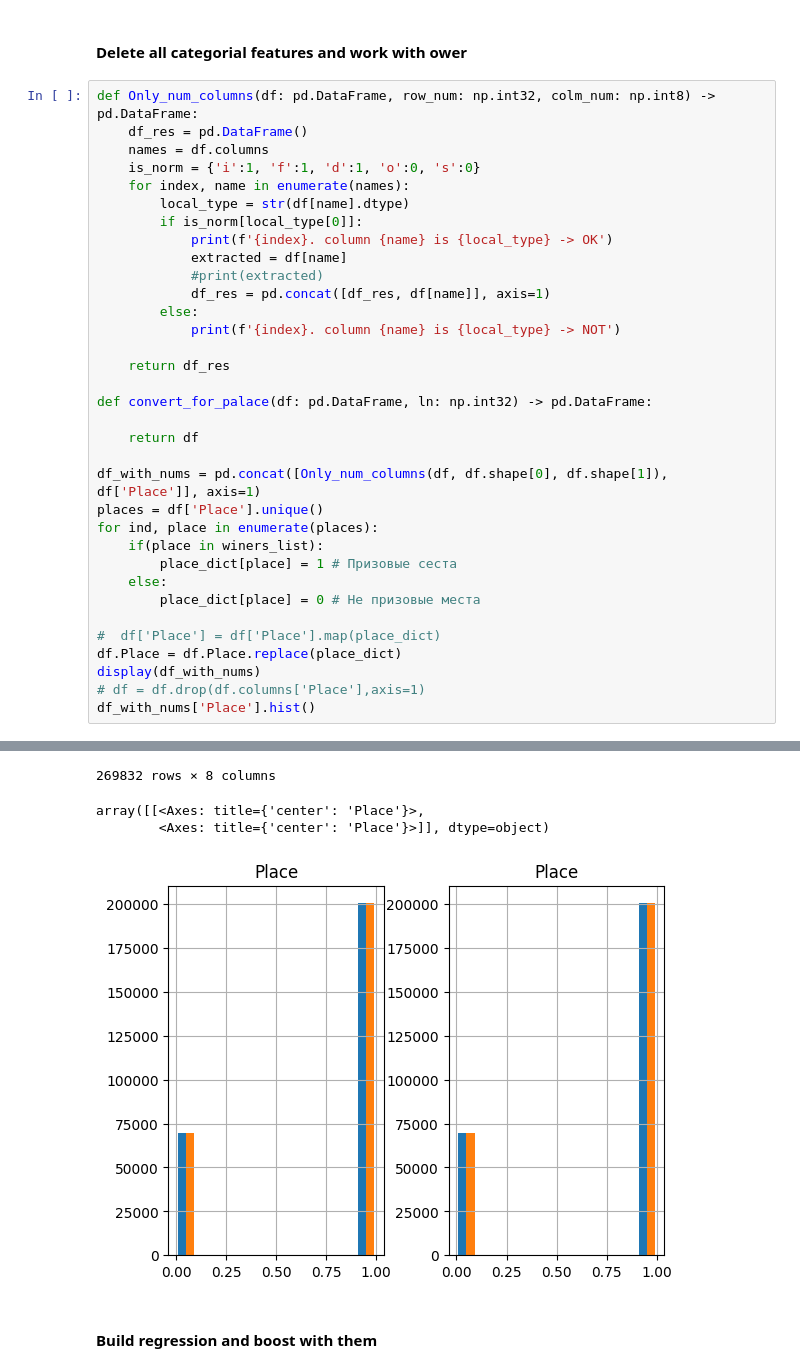
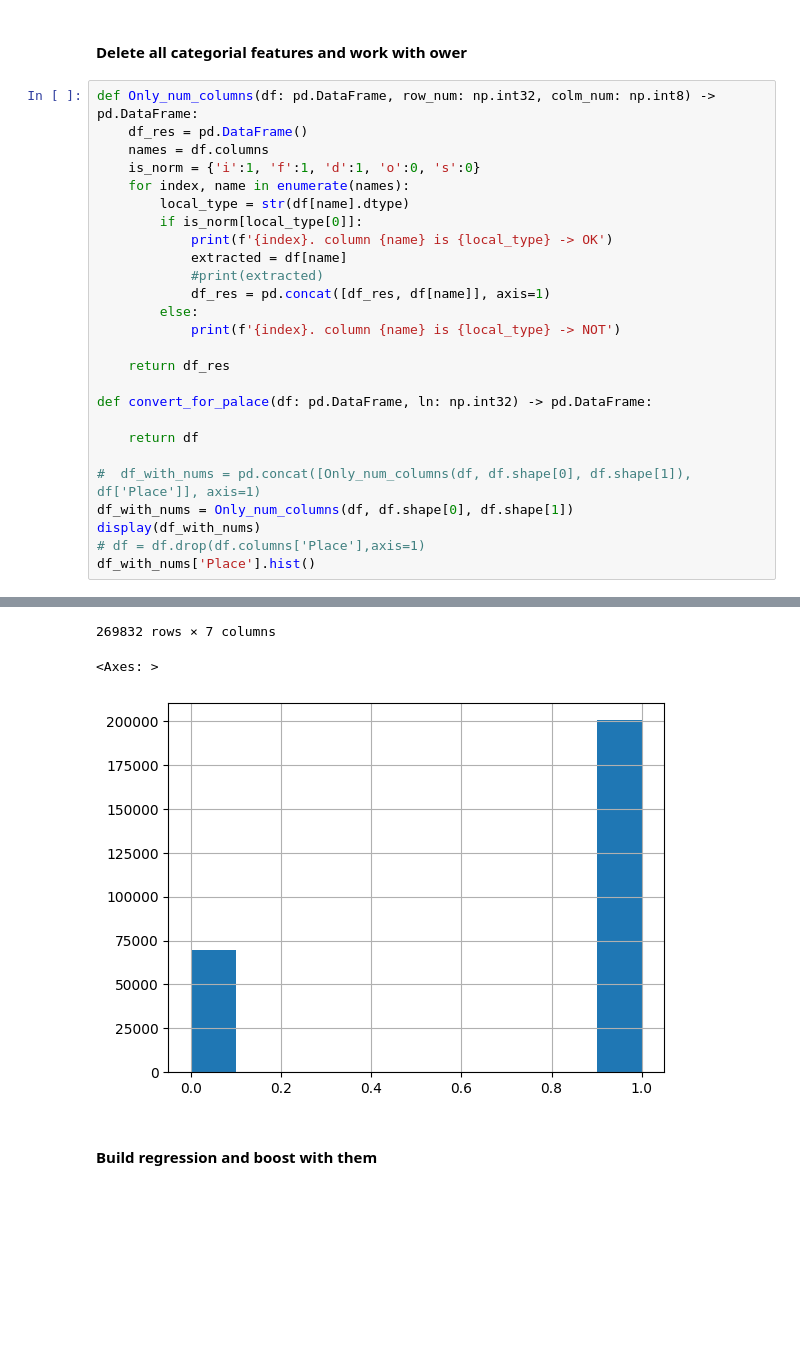
Before and after one commit to NikitaGoltsev/Theory_of_stat_decisions, a Jupyter notebook: lab04/lab04.ipynb, the cells around one changed output, grey strips where cells are left out. Saved outputs shown, nothing was run; the diff lists cells and outputs as text; blank space fills up the shorter version.

```diff
--- a/lab04/lab04.ipynb
+++ b/lab04/lab04.ipynb
@@ -146,16 +146,8 @@ def convert_for_palace(df: pd.DataFrame, ln: np.int32) -> pd.DataFrame:
 
     return df
 
-df_with_nums = pd.concat([Only_num_columns(df, df.shape[0], df.shape[1]), df['Place']], axis=1)
-places = df['Place'].unique()
-for ind, place in enumerate(places):
-    if(place in winers_list):
-        place_dict[place] = 1 # Призовые сеста
-    else:
-        place_dict[place] = 0 # Не призовые места
-
-#  df['Place'] = df['Place'].map(place_dict)
-df.Place = df.Place.replace(place_dict)
+#  df_with_nums = pd.concat([Only_num_columns(df, df.shape[0], df.shape[1]), df['Place']], axis=1)
+df_with_nums = Only_num_columns(df, df.shape[0], df.shape[1])
 display(df_with_nums)
 # df = df.drop(df.columns['Place'],axis=1)
 df_with_nums['Place'].hist()
@@ -186,7 +178,6 @@ df_with_nums['Place'].hist()
-269832 rows × 8 columns
+269832 rows × 7 columns
-array([[<Axes: title={'center': 'Place'}>,
-        <Axes: title={'center': 'Place'}>]], dtype=object)
+<Axes: >
-[figure, old version]
+[figure, new version]
 # %% [markdown]
 <h4>Build regression and boost with them</h4>
 # %%
```
Also changed, not shown: parts of 8 cells of this notebook.
